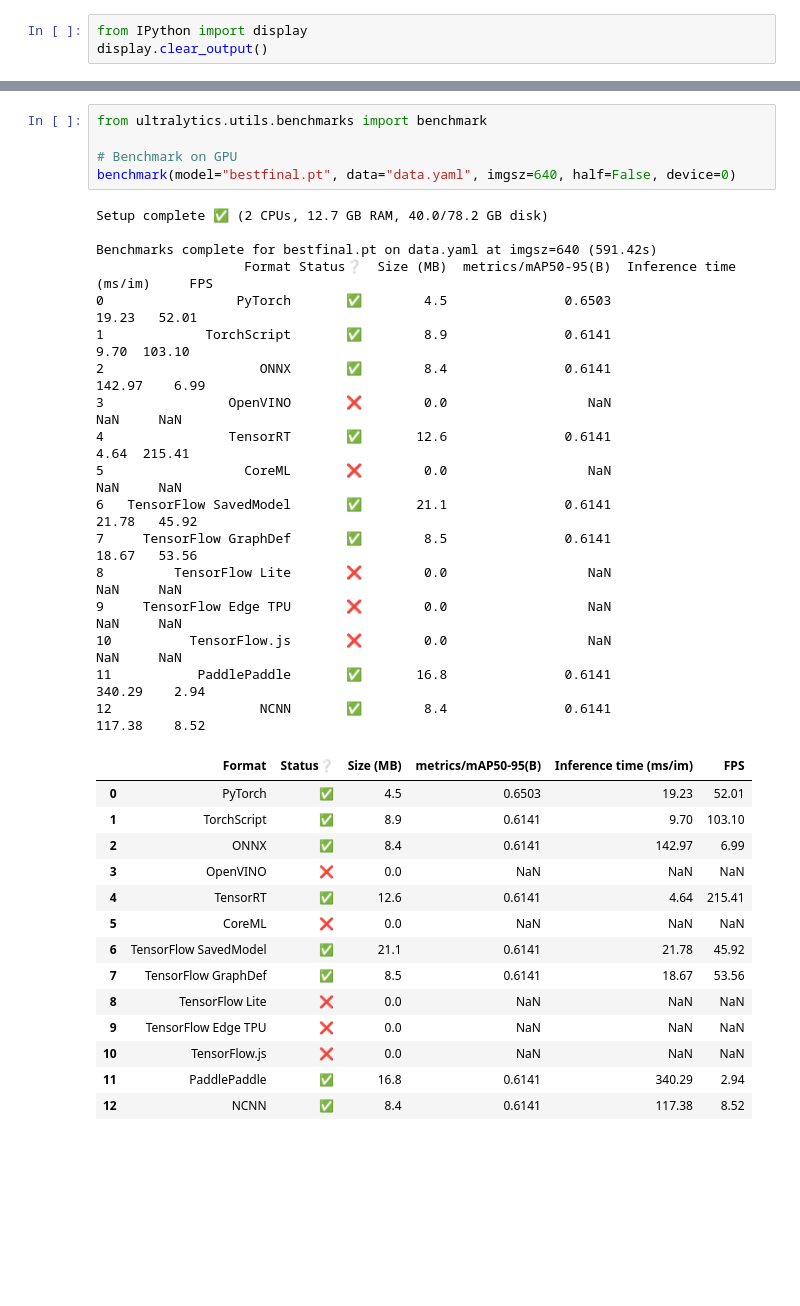
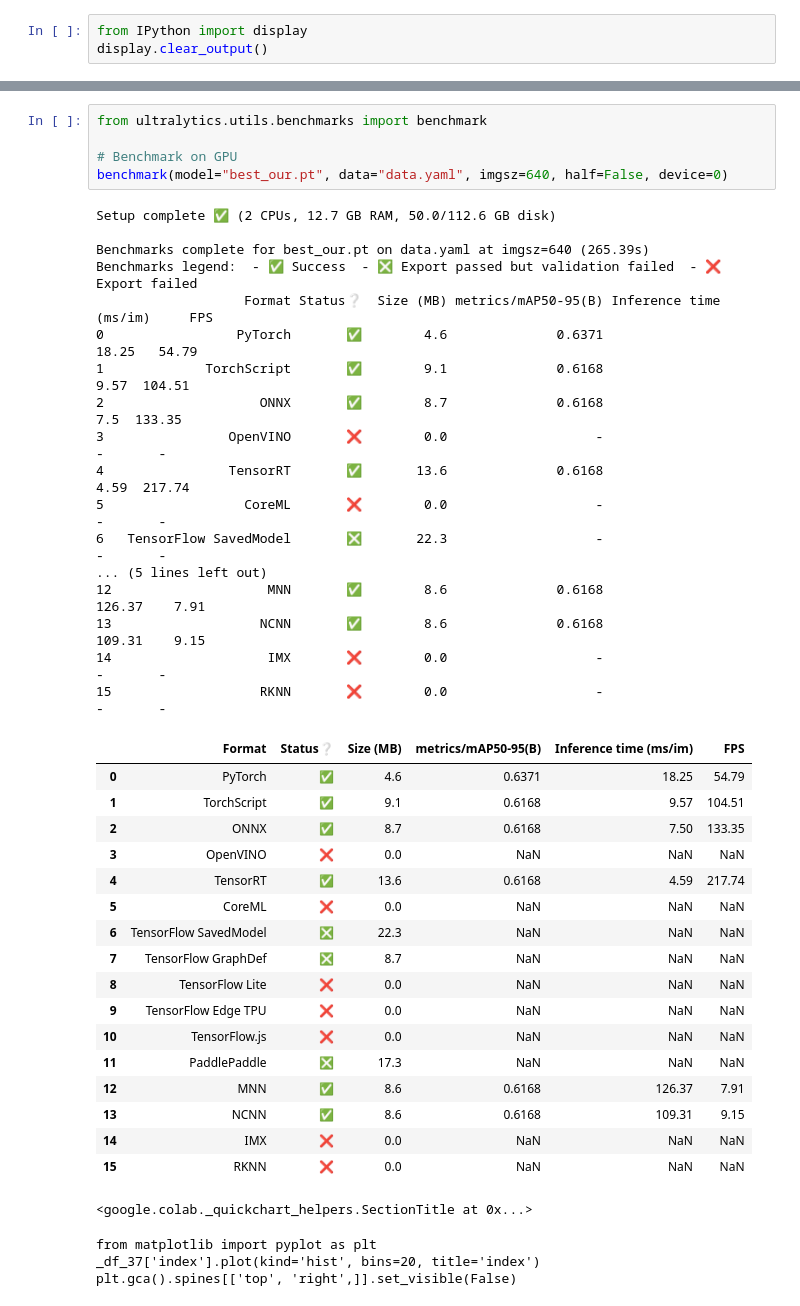
Before and after one commit to programminghunk/sugarcane, a Jupyter notebook: finalbenchmark.ipynb, the cells around one changed output, grey strips where cells are left out. Cells and saved outputs as stored; diff of their text form; blank space fills up the shorter version.

```diff
--- a/finalbenchmark.ipynb
+++ b/finalbenchmark.ipynb
@@ -65,37 +64,44 @@ model = YOLO('bestfinal.pt')
 # %%
 from ultralytics.utils.benchmarks import benchmark
 
 # Benchmark on GPU
-benchmark(model="bestfinal.pt", data="data.yaml", imgsz=640, half=False, device=0)
+benchmark(model="best_our.pt", data="data.yaml", imgsz=640, half=False, device=0)
 # %% [output]
-Setup complete ✅ (2 CPUs, 12.7 GB RAM, 40.0/78.2 GB disk)
+Setup complete ✅ (2 CPUs, 12.7 GB RAM, 50.0/112.6 GB disk)
 
-Benchmarks complete for bestfinal.pt on data.yaml at imgsz=640 (591.42s)
-                   Format Status❔  Size (MB)  metrics/mAP50-95(B)  Inference time (ms/im)     FPS
-0                 PyTorch       ✅        4.5               0.6503                   19.23   52.01
-1             TorchScript       ✅        8.9               0.6141                    9.70  103.10
-2                    ONNX       ✅        8.4               0.6141                  142.97    6.99
-3                OpenVINO       ❌        0.0                  NaN                     NaN     NaN
-4                TensorRT       ✅       12.6               0.6141                    4.64  215.41
-5                  CoreML       ❌        0.0                  NaN                     NaN     NaN
-6   TensorFlow SavedModel       ✅       21.1               0.6141                   21.78   45.92
-7     TensorFlow GraphDef       ✅        8.5               0.6141                   18.67   53.56
-8         TensorFlow Lite       ❌        0.0                  NaN                     NaN     NaN
-9     TensorFlow Edge TPU       ❌        0.0                  NaN                     NaN     NaN
-10          TensorFlow.js       ❌        0.0                  NaN                     NaN     NaN
-11           PaddlePaddle       ✅       16.8               0.6141                  340.29    2.94
-12                   NCNN       ✅        8.4               0.6141                  117.38    8.52
+Benchmarks complete for best_our.pt on data.yaml at imgsz=640 (265.39s)
+Benchmarks legend:  - ✅ Success  - ❎ Export passed but validation failed  - ❌️ Export failed
+                   Format Status❔  Size (MB) metrics/mAP50-95(B) Inference time (ms/im)     FPS
+0                 PyTorch       ✅        4.6              0.6371                  18.25   54.79
+1             TorchScript       ✅        9.1              0.6168                   9.57  104.51
+2                    ONNX       ✅        8.7              0.6168                    7.5  133.35
+3                OpenVINO       ❌        0.0                   -                      -       -
+4                TensorRT       ✅       13.6              0.6168                   4.59  217.74
+5                  CoreML       ❌        0.0                   -                      -       -
+6   TensorFlow SavedModel       ❎       22.3                   -                      -       -
+... (5 lines left out)
+12                    MNN       ✅        8.6              0.6168                 126.37    7.91
+13                   NCNN       ✅        8.6              0.6168                 109.31    9.15
+14                    IMX       ❌        0.0                   -                      -       -
+15                   RKNN       ❌        0.0                   -                      -       -
 |  | Format | Status❔ | Size (MB) | metrics/mAP50-95(B) | Inference time (ms/im) | FPS |
-| 0 | PyTorch | ✅ | 4.5 | 0.6503 | 19.23 | 52.01 |
-| 1 | TorchScript | ✅ | 8.9 | 0.6141 | 9.70 | 103.10 |
-| 2 | ONNX | ✅ | 8.4 | 0.6141 | 142.97 | 6.99 |
+| 0 | PyTorch | ✅ | 4.6 | 0.6371 | 18.25 | 54.79 |
+| 1 | TorchScript | ✅ | 9.1 | 0.6168 | 9.57 | 104.51 |
+| 2 | ONNX | ✅ | 8.7 | 0.6168 | 7.50 | 133.35 |
 | 3 | OpenVINO | ❌ | 0.0 | NaN | NaN | NaN |
-| 4 | TensorRT | ✅ | 12.6 | 0.6141 | 4.64 | 215.41 |
+| 4 | TensorRT | ✅ | 13.6 | 0.6168 | 4.59 | 217.74 |
 | 5 | CoreML | ❌ | 0.0 | NaN | NaN | NaN |
-| 6 | TensorFlow SavedModel | ✅ | 21.1 | 0.6141 | 21.78 | 45.92 |
-| 7 | TensorFlow GraphDef | ✅ | 8.5 | 0.6141 | 18.67 | 53.56 |
+| 6 | TensorFlow SavedModel | ❎ | 22.3 | NaN | NaN | NaN |
+| 7 | TensorFlow GraphDef | ❎ | 8.7 | NaN | NaN | NaN |
 | 8 | TensorFlow Lite | ❌ | 0.0 | NaN | NaN | NaN |
 | 9 | TensorFlow Edge TPU | ❌ | 0.0 | NaN | NaN | NaN |
 | 10 | TensorFlow.js | ❌ | 0.0 | NaN | NaN | NaN |
-| 11 | PaddlePaddle | ✅ | 16.8 | 0.6141 | 340.29 | 2.94 |
-| 12 | NCNN | ✅ | 8.4 | 0.6141 | 117.38 | 8.52 |
+| 11 | PaddlePaddle | ❎ | 17.3 | NaN | NaN | NaN |
+| 12 | MNN | ✅ | 8.6 | 0.6168 | 126.37 | 7.91 |
+| 13 | NCNN | ✅ | 8.6 | 0.6168 | 109.31 | 9.15 |
+| 14 | IMX | ❌ | 0.0 | NaN | NaN | NaN |
+| 15 | RKNN | ❌ | 0.0 | NaN | NaN | NaN |
+<google.colab._quickchart_helpers.SectionTitle at 0x...>
+from matplotlib import pyplot as plt
+_df_37['index'].plot(kind='hist', bins=20, title='index')
+plt.gca().spines[['top', 'right',]].set_visible(False)
```
Also changed, not shown: parts of 8 cells of this notebook.
